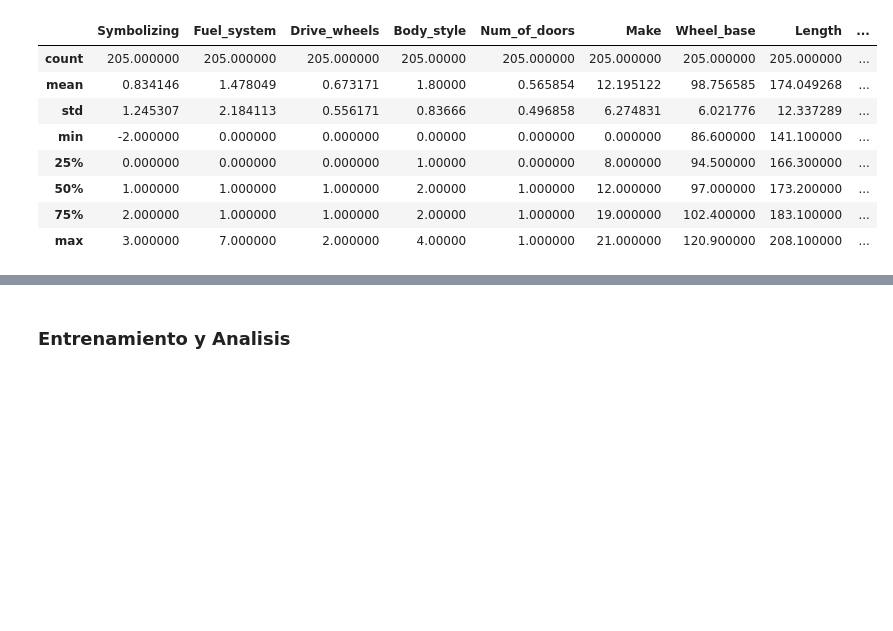
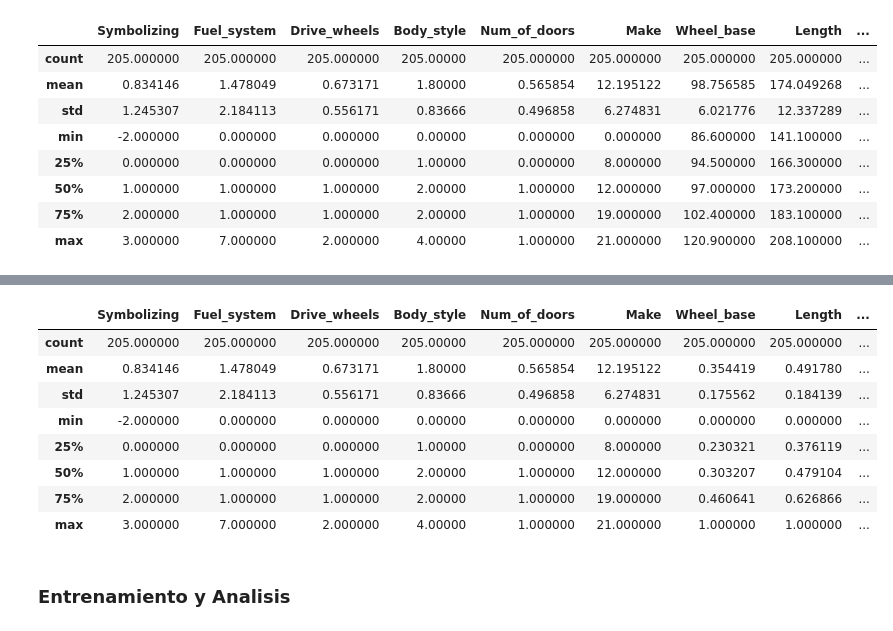
Before and after one commit to SebastianMosqueraCaicedo/ana-datos-riesgo, a Jupyter notebook: Proyect_Agredo_Mosquera.ipynb, the cells around one changed output, grey strips where cells are left out. Saved outputs shown, nothing was run; the diff lists cells and outputs as text; code cells hidden in the pictures; blank space fills up the shorter version.

```diff
--- a/Proyect_Agredo_Mosquera.ipynb
+++ b/Proyect_Agredo_Mosquera.ipynb
@@ -890,3 +890,5 @@ data.describe()
 | max | 3.000000 | 7.000000 | 2.000000 | 4.00000 | 1.000000 | 21.000000 | 120.900000 | 208.100000 | ... |
 # %%
 #normalizemos las variables cuantitativas
+imp_cnt = ['Wheel_base','Length','Heigth','Curb_weight','Engine_size', 'City_mpg', 'Highway_mpg']
+data[imp_cnt[0]].min()
@@ -893,3 +912,15 @@ data.describe()
+# %%
+data.describe()
+# %% [output]
+|  | Symbolizing | Fuel_system | Drive_wheels | Body_style | Num_of_doors | Make | Wheel_base | Length | ... |
+| count | 205.000000 | 205.000000 | 205.000000 | 205.00000 | 205.000000 | 205.000000 | 205.000000 | 205.000000 | ... |
+| mean | 0.834146 | 1.478049 | 0.673171 | 1.80000 | 0.565854 | 12.195122 | 0.354419 | 0.491780 | ... |
+| std | 1.245307 | 2.184113 | 0.556171 | 0.83666 | 0.496858 | 6.274831 | 0.175562 | 0.184139 | ... |
+| min | -2.000000 | 0.000000 | 0.000000 | 0.00000 | 0.000000 | 0.000000 | 0.000000 | 0.000000 | ... |
+| 25% | 0.000000 | 0.000000 | 0.000000 | 1.00000 | 0.000000 | 8.000000 | 0.230321 | 0.376119 | ... |
+| 50% | 1.000000 | 1.000000 | 1.000000 | 2.00000 | 1.000000 | 12.000000 | 0.303207 | 0.479104 | ... |
+| 75% | 2.000000 | 1.000000 | 1.000000 | 2.00000 | 1.000000 | 19.000000 | 0.460641 | 0.626866 | ... |
+| max | 3.000000 | 7.000000 | 2.000000 | 4.00000 | 1.000000 | 21.000000 | 1.000000 | 1.000000 | ... |
 # %% [markdown]
 ### Entrenamiento y Analisis
 # %% [markdown]
```
Also changed, not shown: parts of 29 cells of this notebook.
